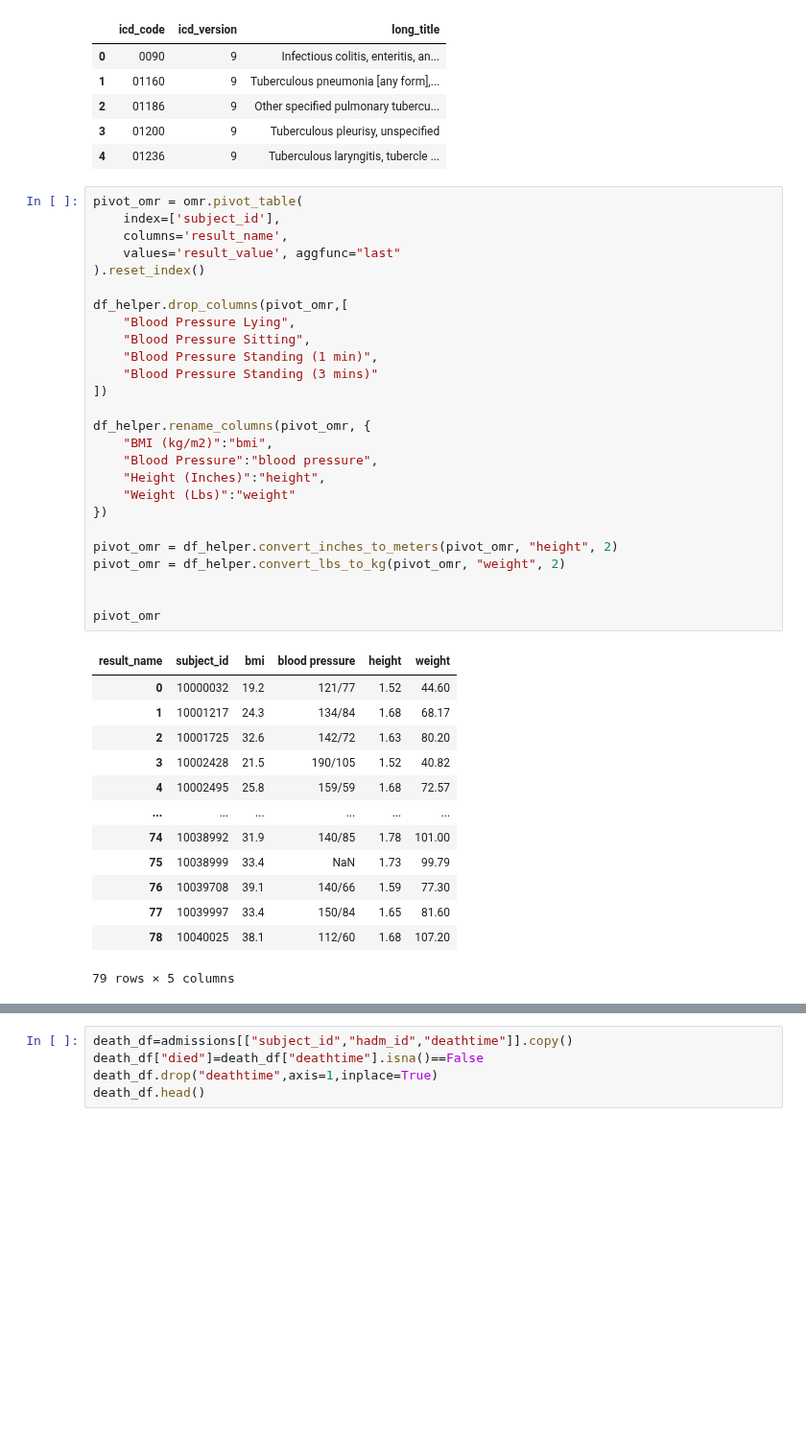
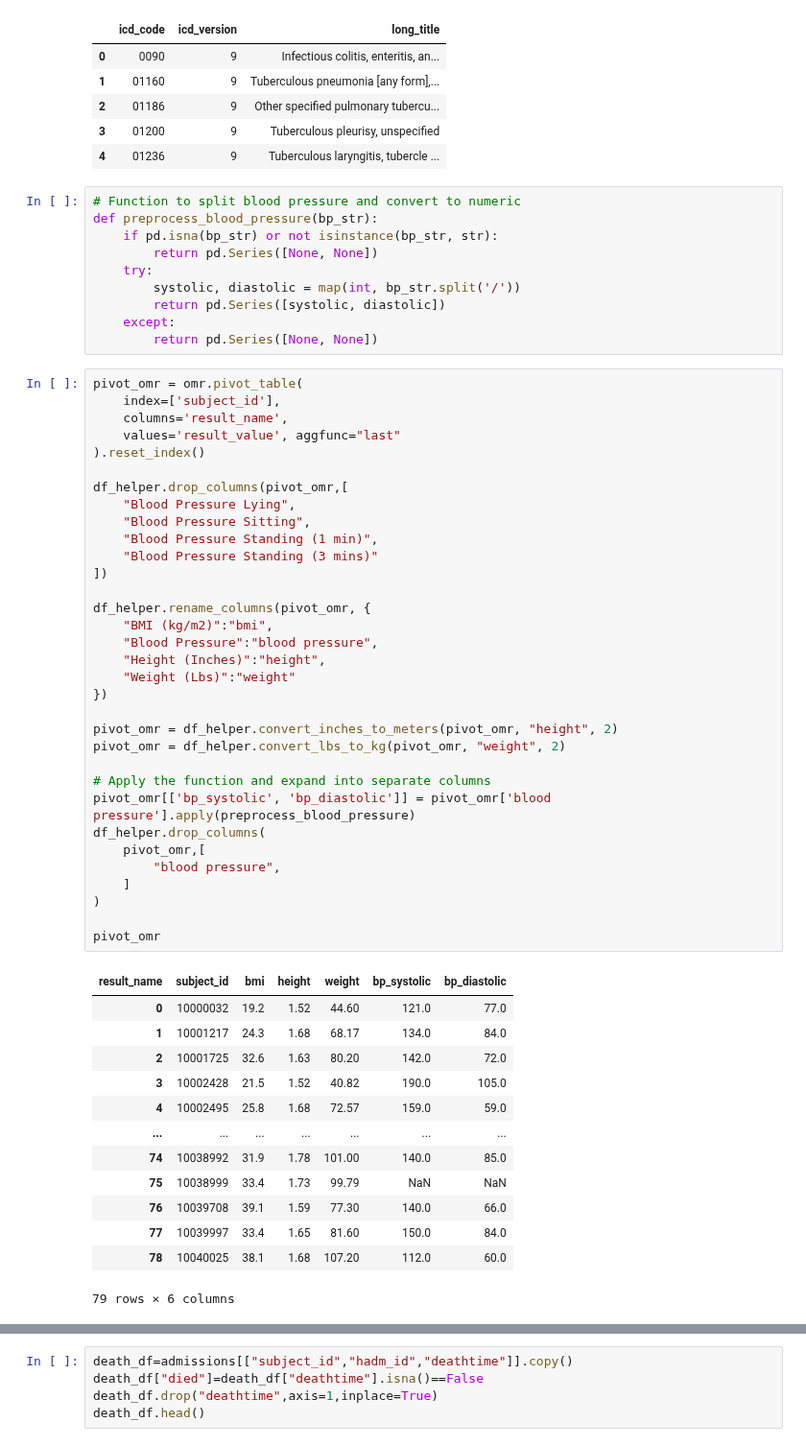
Before and after one commit to bizzfuzz/CHOP-comprehensive-hospital-outcome-prediction-system, a Jupyter notebook: CHOP.ipynb, the cells around one changed output, grey strips where cells are left out. Shown at 96% size. Cells and saved outputs as stored; diff of their text form; blank space fills up the shorter version.

```diff
--- a/CHOP.ipynb
+++ b/CHOP.ipynb
@@ -76,46 +76,63 @@ diagnoses2.head()
 | 2 | 01186 | 9 | Other specified pulmonary tubercu... |
 | 3 | 01200 | 9 | Tuberculous pleurisy, unspecified |
 | 4 | 01236 | 9 | Tuberculous laryngitis, tubercle ... |
+# %%
+# Function to split blood pressure and convert to numeric
+def preprocess_blood_pressure(bp_str):
+    if pd.isna(bp_str) or not isinstance(bp_str, str):
+        return pd.Series([None, None])
+    try:
+        systolic, diastolic = map(int, bp_str.split('/'))
+        return pd.Series([systolic, diastolic])
+    except:
+        return pd.Series([None, None])
 # %%
 pivot_omr = omr.pivot_table(
     index=['subject_id'],
     columns='result_name',
     values='result_value', aggfunc="last"
 ).reset_index()
 
 df_helper.drop_columns(pivot_omr,[
     "Blood Pressure Lying",
     "Blood Pressure Sitting",
     "Blood Pressure Standing (1 min)",
     "Blood Pressure Standing (3 mins)"
 ])
 
 df_helper.rename_columns(pivot_omr, {
     "BMI (kg/m2)":"bmi",
     "Blood Pressure":"blood pressure",
     "Height (Inches)":"height",
     "Weight (Lbs)":"weight"
 })
 
 pivot_omr = df_helper.convert_inches_to_meters(pivot_omr, "height", 2)
 pivot_omr = df_helper.convert_lbs_to_kg(pivot_omr, "weight", 2)
 
+# Apply the function and expand into separate columns
+pivot_omr[['bp_systolic', 'bp_diastolic']] = pivot_omr['blood pressure'].apply(preprocess_blood_pressure)
+df_helper.drop_columns(
+    pivot_omr,[
+        "blood pressure",
+    ]
+)
 
 pivot_omr
 # %% [output]
-| result_name | subject_id | bmi | blood pressure | height | weight |
-| 0 | 10000032 | 19.2 | 121/77 | 1.52 | 44.60 |
-| 1 | 10001217 | 24.3 | 134/84 | 1.68 | 68.17 |
-| 2 | 10001725 | 32.6 | 142/72 | 1.63 | 80.20 |
-| 3 | 10002428 | 21.5 | 190/105 | 1.52 | 40.82 |
-| 4 | 10002495 | 25.8 | 159/59 | 1.68 | 72.57 |
-| ... | ... | ... | ... | ... | ... |
-| 74 | 10038992 | 31.9 | 140/85 | 1.78 | 101.00 |
-| 75 | 10038999 | 33.4 | NaN | 1.73 | 99.79 |
-| 76 | 10039708 | 39.1 | 140/66 | 1.59 | 77.30 |
-| 77 | 10039997 | 33.4 | 150/84 | 1.65 | 81.60 |
-| 78 | 10040025 | 38.1 | 112/60 | 1.68 | 107.20 |
+| result_name | subject_id | bmi | height | weight | bp_systolic | bp_diastolic |
+| 0 | 10000032 | 19.2 | 1.52 | 44.60 | 121.0 | 77.0 |
+| 1 | 10001217 | 24.3 | 1.68 | 68.17 | 134.0 | 84.0 |
+| 2 | 10001725 | 32.6 | 1.63 | 80.20 | 142.0 | 72.0 |
+| 3 | 10002428 | 21.5 | 1.52 | 40.82 | 190.0 | 105.0 |
+| 4 | 10002495 | 25.8 | 1.68 | 72.57 | 159.0 | 59.0 |
+| ... | ... | ... | ... | ... | ... | ... |
+| 74 | 10038992 | 31.9 | 1.78 | 101.00 | 140.0 | 85.0 |
+| 75 | 10038999 | 33.4 | 1.73 | 99.79 | NaN | NaN |
+| 76 | 10039708 | 39.1 | 1.59 | 77.30 | 140.0 | 66.0 |
+| 77 | 10039997 | 33.4 | 1.65 | 81.60 | 150.0 | 84.0 |
+| 78 | 10040025 | 38.1 | 1.68 | 107.20 | 112.0 | 60.0 |
-79 rows × 5 columns
+79 rows × 6 columns
 # %%
 #defining t a function to define the base of all dataframes
 base_df = pd.merge(admissions, pivot_omr, how="left", on="subject_id")
```
Also changed, not shown: parts of 25 cells of this notebook.
